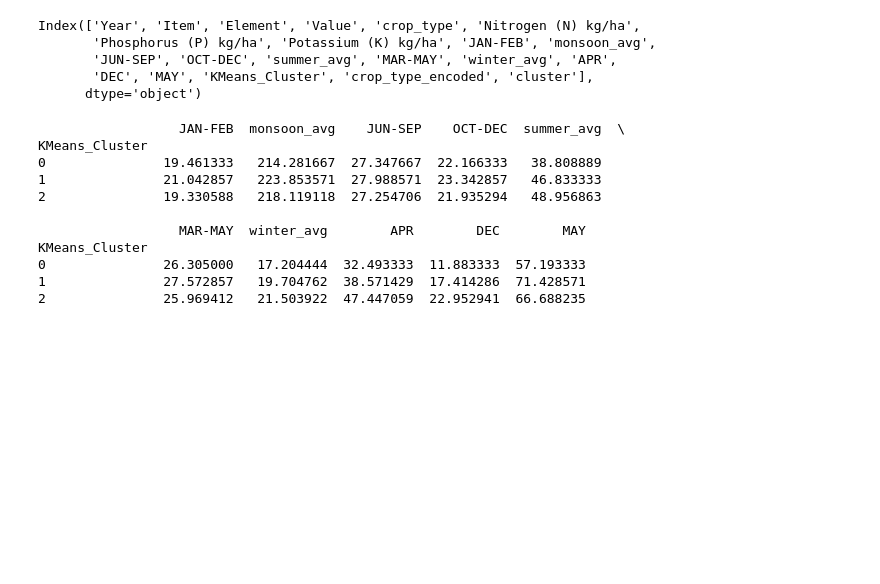
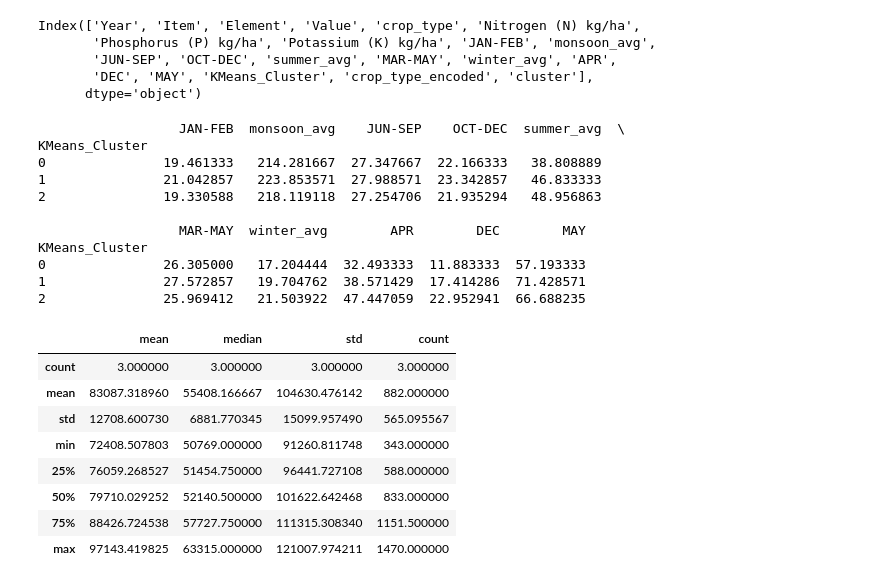
Before and after one commit to sandeepa-ukr/AI-Based-Crop-Predection, a Jupyter notebook: crop.ipynb, the cells around one changed output. Drawn from its saved outputs; the diff is of its cells as text; code cells hidden in the pictures; blank space fills up the shorter version.

```diff
--- a/crop.ipynb
+++ b/crop.ipynb
@@ -1739,3 +1737,15 @@ KMeans_Cluster
 0               26.305000   17.204444  32.493333  11.883333  57.193333
 1               27.572857   19.704762  38.571429  17.414286  71.428571
 2               25.969412   21.503922  47.447059  22.952941  66.688235
+# %%
+yield_by_cluster.describe()
+# %% [output]
+|  | mean | median | std | count |
+| count | 3.000000 | 3.000000 | 3.000000 | 3.000000 |
+| mean | 83087.318960 | 55408.166667 | 104630.476142 | 882.000000 |
+| std | 12708.600730 | 6881.770345 | 15099.957490 | 565.095567 |
+| min | 72408.507803 | 50769.000000 | 91260.811748 | 343.000000 |
+| 25% | 76059.268527 | 51454.750000 | 96441.727108 | 588.000000 |
+| 50% | 79710.029252 | 52140.500000 | 101622.642468 | 833.000000 |
+| 75% | 88426.724538 | 57727.750000 | 111315.308340 | 1151.500000 |
+| max | 97143.419825 | 63315.000000 | 121007.974211 | 1470.000000 |
```
Also changed, not shown: parts of 2 cells of this notebook.
